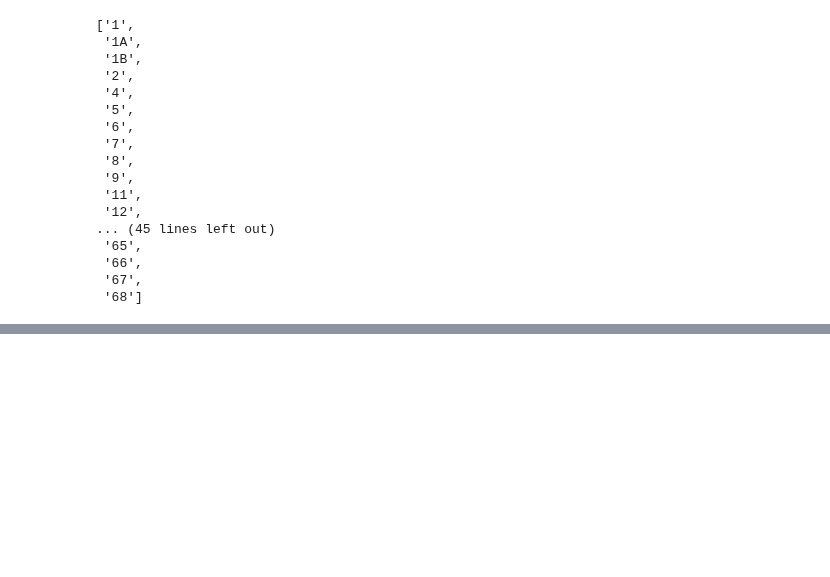
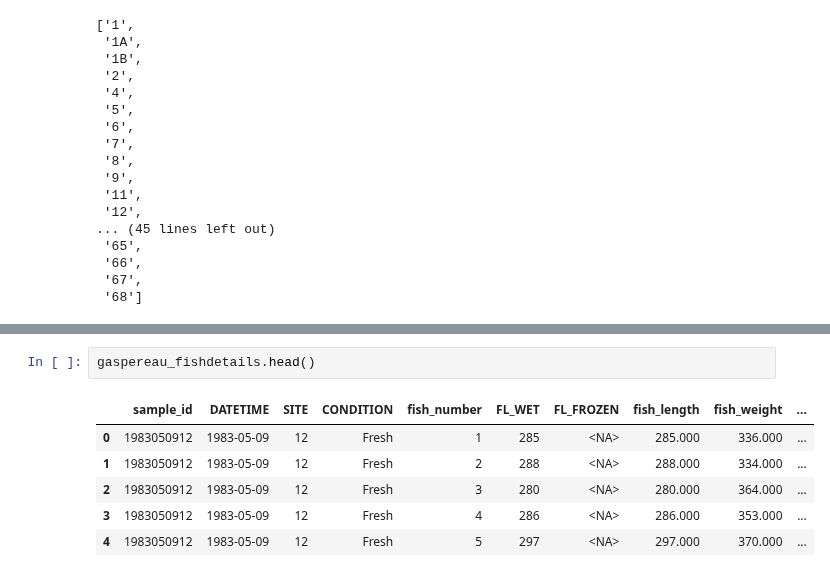
Before and after one commit to dfo-gulf-science/Gaspereau, a Jupyter notebook: 9. Import Script Questions and Answers.ipynb, the cells around one changed output, grey strips where cells are left out. Cells and saved outputs as stored; diff of their text form; blank space fills up the shorter version.

```diff
--- a/9. Import Script Questions and Answers.ipynb
+++ b/9. Import Script Questions and Answers.ipynb
@@ -200,0 +232,9 @@ sites
+# %%
+gaspereau_fishdetails.head()
+# %% [output]
+|  | sample_id | DATETIME | SITE | CONDITION | fish_number | FL_WET | FL_FROZEN | fish_length | fish_weight | ... |
+| 0 | 1983050912 | 1983-05-09 | 12 | Fresh | 1 | 285 | <NA> | 285.000 | 336.000 | ... |
+| 1 | 1983050912 | 1983-05-09 | 12 | Fresh | 2 | 288 | <NA> | 288.000 | 334.000 | ... |
+| 2 | 1983050912 | 1983-05-09 | 12 | Fresh | 3 | 280 | <NA> | 280.000 | 364.000 | ... |
+| 3 | 1983050912 | 1983-05-09 | 12 | Fresh | 4 | 286 | <NA> | 286.000 | 353.000 | ... |
+| 4 | 1983050912 | 1983-05-09 | 12 | Fresh | 5 | 297 | <NA> | 297.000 | 370.000 | ... |
```
Also changed, not shown: parts of 10 cells of this notebook, 2 other files.
